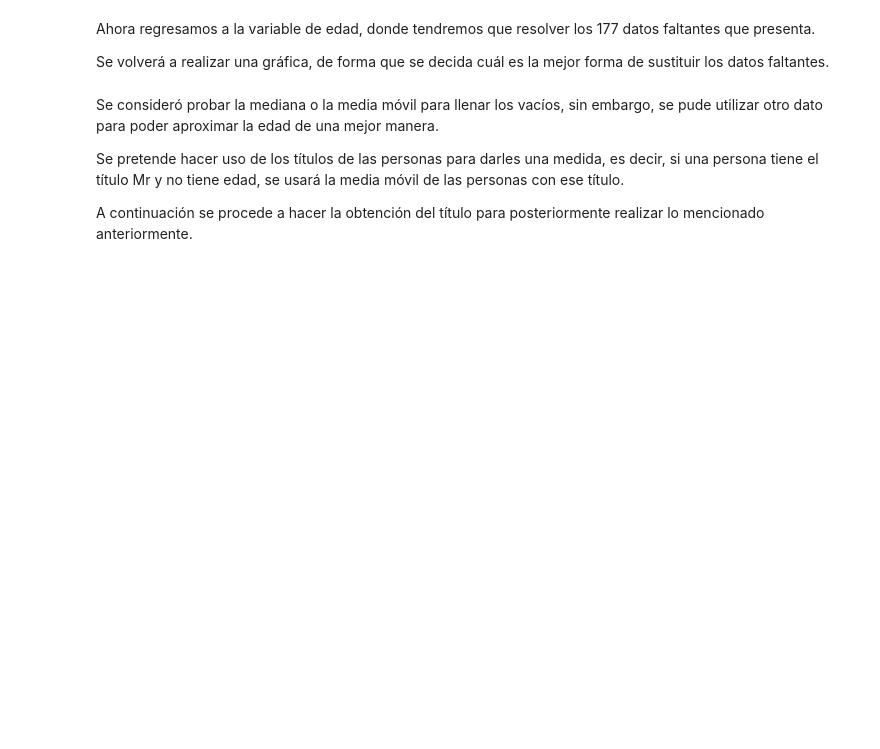
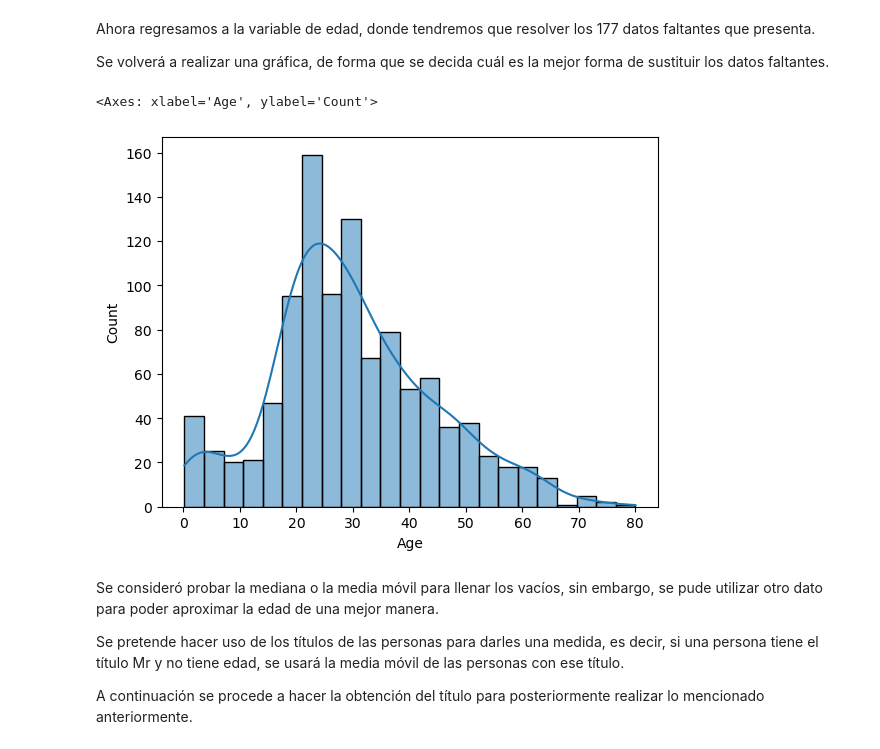
Before and after one commit to AndresOrantes/Reto_Titanic_Equipo5, a Jupyter notebook: InicioTitanic.ipynb, the cells around one changed output. Saved outputs shown, nothing was run; the diff lists cells and outputs as text; code cells hidden in the pictures; blank space fills up the shorter version.

```diff
--- a/InicioTitanic.ipynb
+++ b/InicioTitanic.ipynb
@@ -172,7 +172,10 @@ Se volverá a realizar una gráfica, de forma que se decida cuál es la mejor fo
 #px.histogram(df, x="Age", color="Survived")
 px.histogram(df, x="Age")
 # %%
-#sb.histplot(df['Age'], kde=True)
+sb.histplot(df['Age'], kde=True)
+# %% [output]
+<Axes: xlabel='Age', ylabel='Count'>
+[figure, added]
 # %% [markdown]
 Se consideró probar la mediana o la media móvil para llenar los vacíos, sin embargo, se pude utilizar otro dato para poder aproximar la edad de una mejor manera.
 
```
Also changed, not shown: parts of 18 cells of this notebook.
